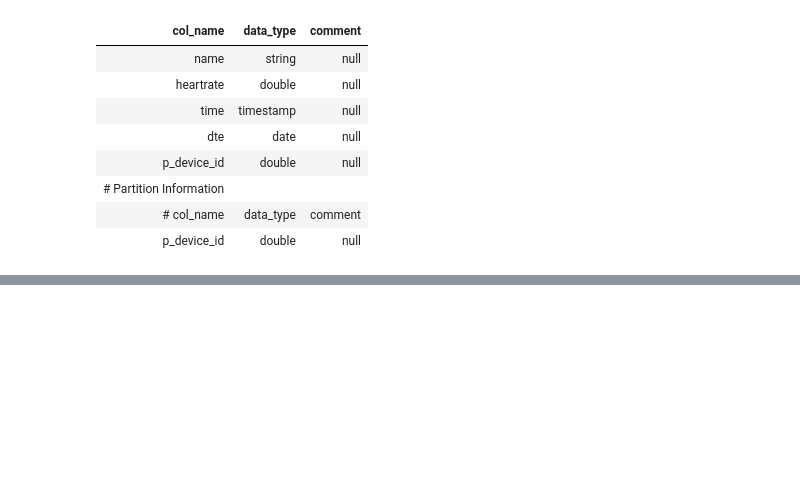
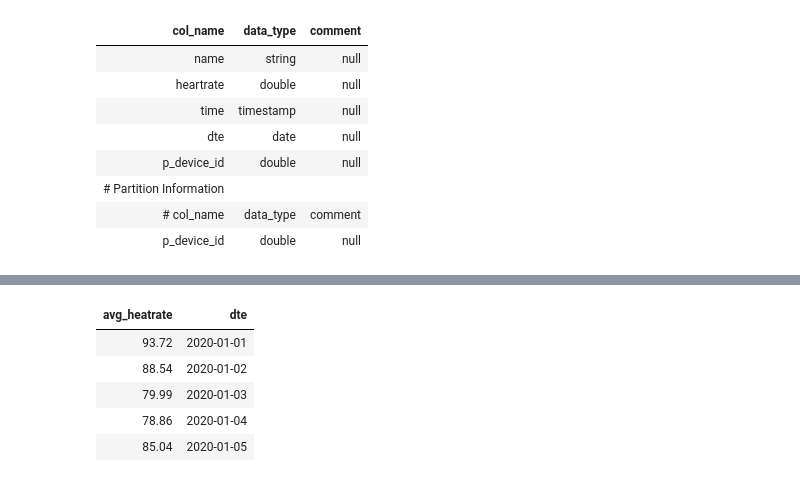
Before and after one commit to npabb001/Data-Engineering, a Jupyter notebook: DataEngineering/Delts Lakes - Workshop/Delta Lakes and Data Lakes.ipynb, the cells around one changed output, grey strips where cells are left out. Cells and saved outputs as stored; diff of their text form; code cells hidden in the pictures; blank space fills up the shorter version.

```diff
--- a/DataEngineering/Delts Lakes - Workshop/Delta Lakes and Data Lakes.ipynb
+++ b/DataEngineering/Delts Lakes - Workshop/Delta Lakes and Data Lakes.ipynb
@@ -551,0 +602,10 @@ Additionally, we used Delta Lake to create an aggregate table, health_tracker_us
+# %%
+%sql
+select * from health_tracker_device_1_gold order by dte limit 5;
+# %% [output]
+| avg_heatrate | dte |
+| 93.72 | 2020-01-01 |
+| 88.54 | 2020-01-02 |
+| 79.99 | 2020-01-03 |
+| 78.86 | 2020-01-04 |
+| 85.04 | 2020-01-05 |
```
Also changed, not shown: parts of 13 cells of this notebook.
